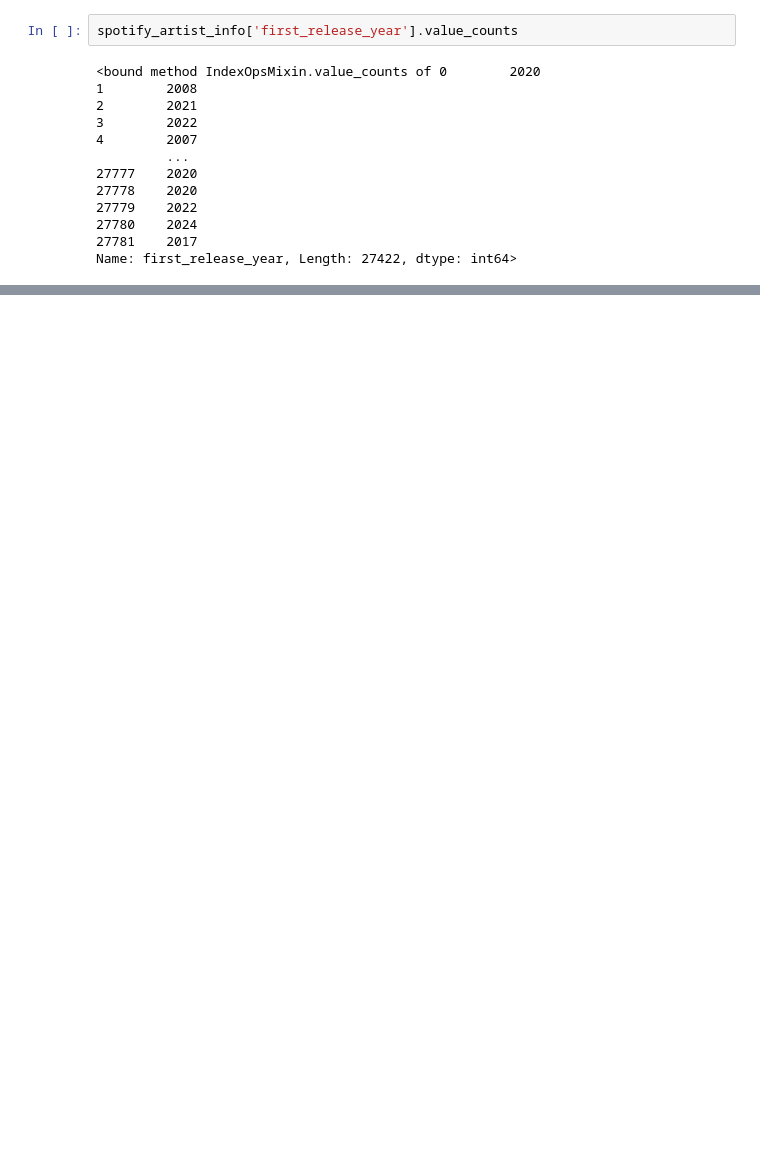
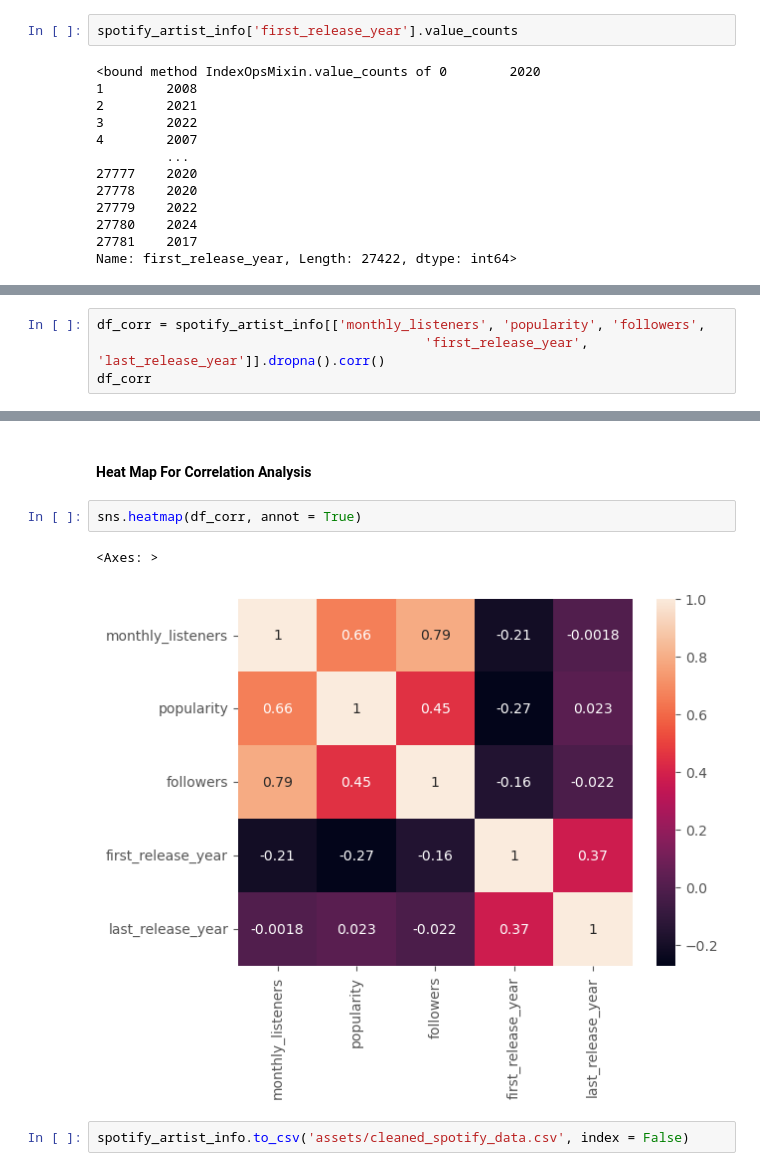
Before and after one commit to JingChengGu/spotify_monthly_listener_predictor, a Jupyter notebook: data_eda.ipynb, the cells around one changed output, grey strips where cells are left out. Cells and saved outputs as stored; diff of their text form; blank space fills up the shorter version.

```diff
--- a/data_eda.ipynb
+++ b/data_eda.ipynb
@@ -331,0 +362,4 @@ sns.scatterplot(x = 'monthly_listeners', y = 'followers', hue = 'first_release_y
+# %%
+df_corr = spotify_artist_info[['monthly_listeners', 'popularity', 'followers',
+                                          'first_release_year', 'last_release_year']].dropna().corr()
+df_corr
@@ -331,0 +373,9 @@ sns.scatterplot(x = 'monthly_listeners', y = 'followers', hue = 'first_release_y
+# %% [markdown]
+#### Heat Map For Correlation Analysis
+# %%
+sns.heatmap(df_corr, annot = True)
+# %% [output]
+<Axes: >
+[figure, added]
+# %%
+spotify_artist_info.to_csv('assets/cleaned_spotify_data.csv', index = False)
```
Also changed, not shown: parts of 15 cells of this notebook, 2 other files.
